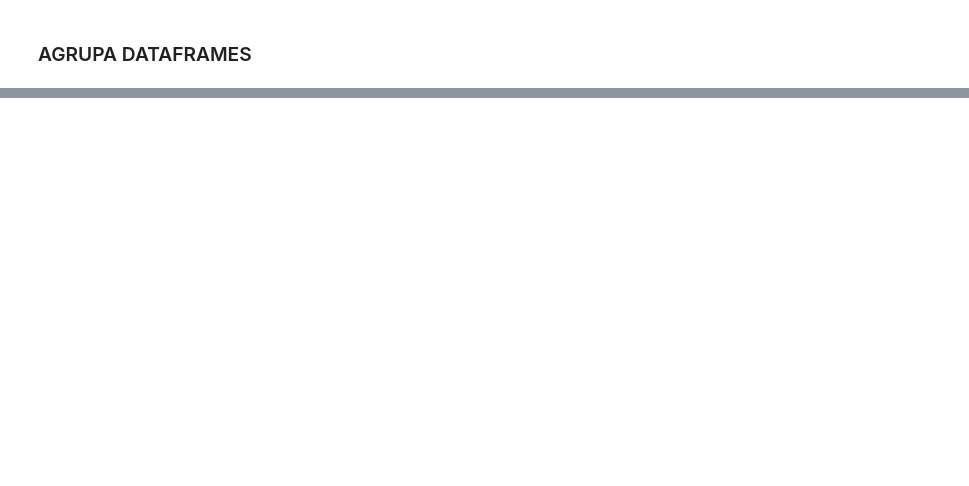
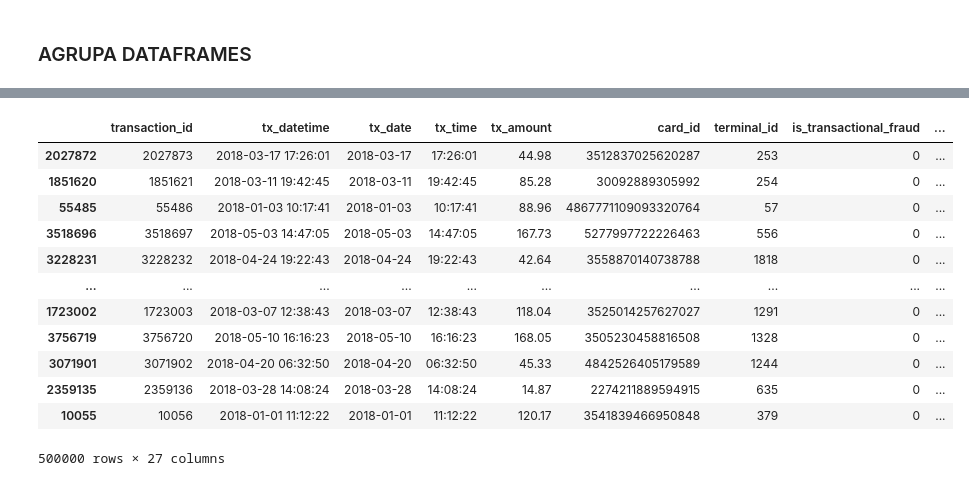
Before and after one commit to insper-classroom/2025-1-app-froidulentos-app, a Jupyter notebook: preprocess.ipynb, the cells around one changed output, grey strips where cells are left out. Cells and saved outputs as stored; diff of their text form; code cells hidden in the pictures; blank space fills up the shorter version.

```diff
--- a/preprocess.ipynb
+++ b/preprocess.ipynb
@@ -81,0 +94,7 @@ df.head()
+# %%
+num_duplicates = df.duplicated().sum()
+if num_duplicates > 0:
+    print(f"Number of duplicates: {num_duplicates}")
+    df = df.drop_duplicates(keep='first')
+else:
+    print("Number of duplicates: 0")
@@ -81,0 +113,7 @@ df.head()
+# %%
+df['tx_hour'] = df['tx_datetime'].dt.hour
+df['tx_day_of_week'] = df['tx_datetime'].dt.dayofweek # Monday=0, Sunday=6
+df['tx_day_of_month'] = df['tx_datetime'].dt.day
+df['is_weekend'] = df['tx_day_of_week'].isin([5, 6]).astype(int)
+
+print(df[['tx_hour', 'tx_day_of_week', 'is_weekend']].head())
@@ -81,0 +127,22 @@ df.head()
+# %%
+import pandas as pd
+
+df_trans = df.sort_values(['card_id', 'tx_datetime', 'transaction_id']).reset_index(drop=True)
+
+df_indexed = df_trans.set_index('tx_datetime')
+
+for time_window in ['1h', '24h', '7d', '30d']:
+    col_name = f'card_transactions_last_{time_window}_count'
+
+    temp_series_with_multiindex = df_indexed.groupby('card_id', sort=False)['transaction_id'] \
+                                            .rolling(window=time_window) \
+                                            .count()
+
+
+    calculated_values = temp_series_with_multiindex.fillna(0).values
+
+
+    df[col_name] = calculated_values
+
+print(df["card_transactions_last_7d_count"].head(10))
+df
@@ -81,0 +174,22 @@ df.head()
+# %%
+df['card_historical_avg_amount'] = df.groupby('card_id')['tx_amount'] \
+                                     .transform(lambda x: x.expanding().mean().shift(1)) \
+                                     .fillna(df['tx_amount']) # Fill NaN for first transaction with current amount or 0
+
+df['amount_deviation_card_historical_mean'] = df['tx_amount'] - df['card_historical_avg_amount']
+# %%
+df
+# %% [output]
+|  | transaction_id | tx_datetime | tx_date | tx_time | tx_amount | card_id | terminal_id | is_transactional_fraud | ... |
+| 2027872 | 2027873 | 2018-03-17 17:26:01 | 2018-03-17 | 17:26:01 | 44.98 | 3512837025620287 | 253 | 0 | ... |
+| 1851620 | 1851621 | 2018-03-11 19:42:45 | 2018-03-11 | 19:42:45 | 85.28 | 30092889305992 | 254 | 0 | ... |
+| 55485 | 55486 | 2018-01-03 10:17:41 | 2018-01-03 | 10:17:41 | 88.96 | 4867771109093320764 | 57 | 0 | ... |
+| 3518696 | 3518697 | 2018-05-03 14:47:05 | 2018-05-03 | 14:47:05 | 167.73 | 5277997722226463 | 556 | 0 | ... |
+| 3228231 | 3228232 | 2018-04-24 19:22:43 | 2018-04-24 | 19:22:43 | 42.64 | 3558870140738788 | 1818 | 0 | ... |
+| ... | ... | ... | ... | ... | ... | ... | ... | ... | ... |
+| 1723002 | 1723003 | 2018-03-07 12:38:43 | 2018-03-07 | 12:38:43 | 118.04 | 3525014257627027 | 1291 | 0 | ... |
+| 3756719 | 3756720 | 2018-05-10 16:16:23 | 2018-05-10 | 16:16:23 | 168.05 | 3505230458816508 | 1328 | 0 | ... |
+| 3071901 | 3071902 | 2018-04-20 06:32:50 | 2018-04-20 | 06:32:50 | 45.33 | 4842526405179589 | 1244 | 0 | ... |
+| 2359135 | 2359136 | 2018-03-28 14:08:24 | 2018-03-28 | 14:08:24 | 14.87 | 2274211889594915 | 635 | 0 | ... |
+| 10055 | 10056 | 2018-01-01 11:12:22 | 2018-01-01 | 11:12:22 | 120.17 | 3541839466950848 | 379 | 0 | ... |
+500000 rows × 27 columns
```
Also changed, not shown: parts of 12 cells of this notebook.
